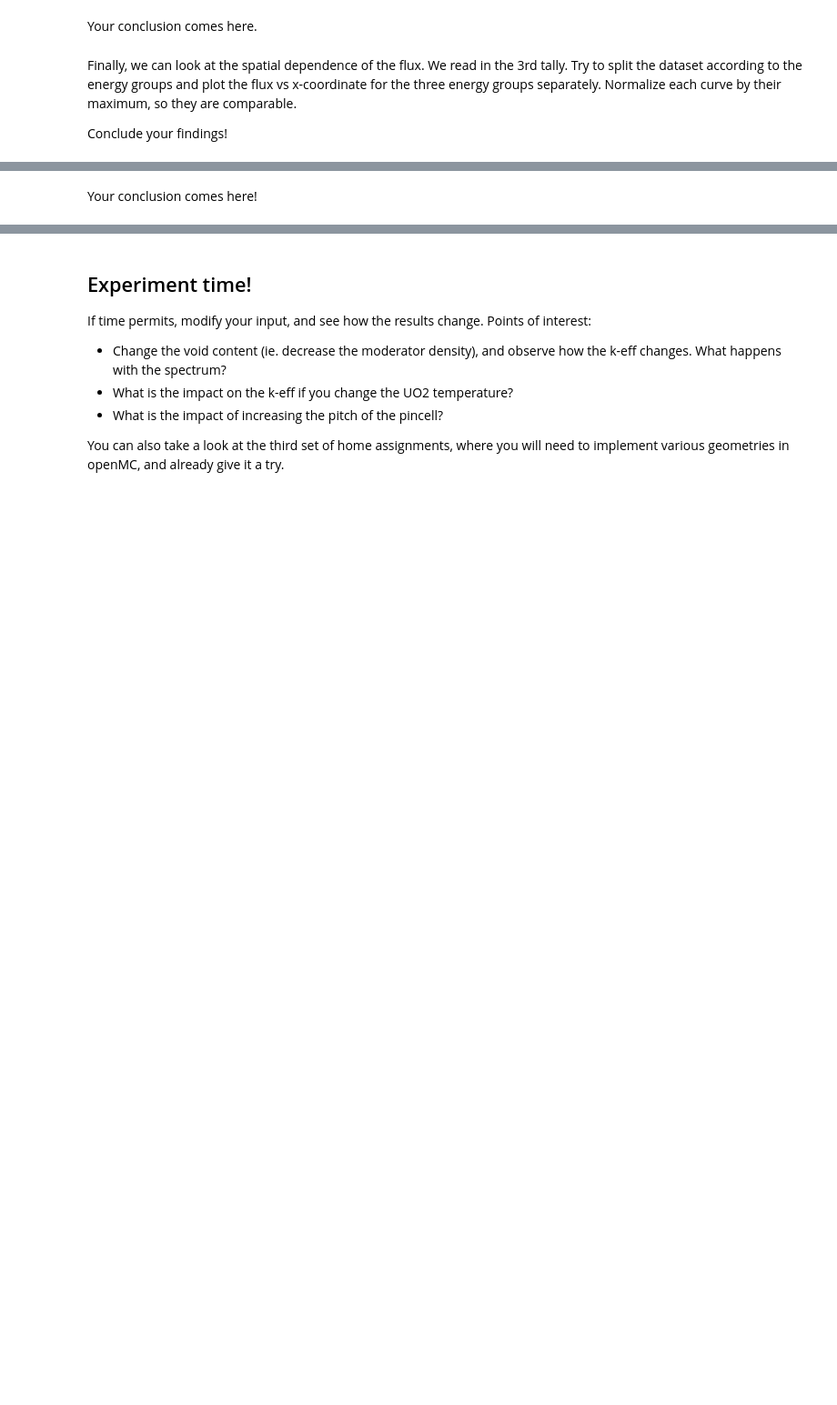
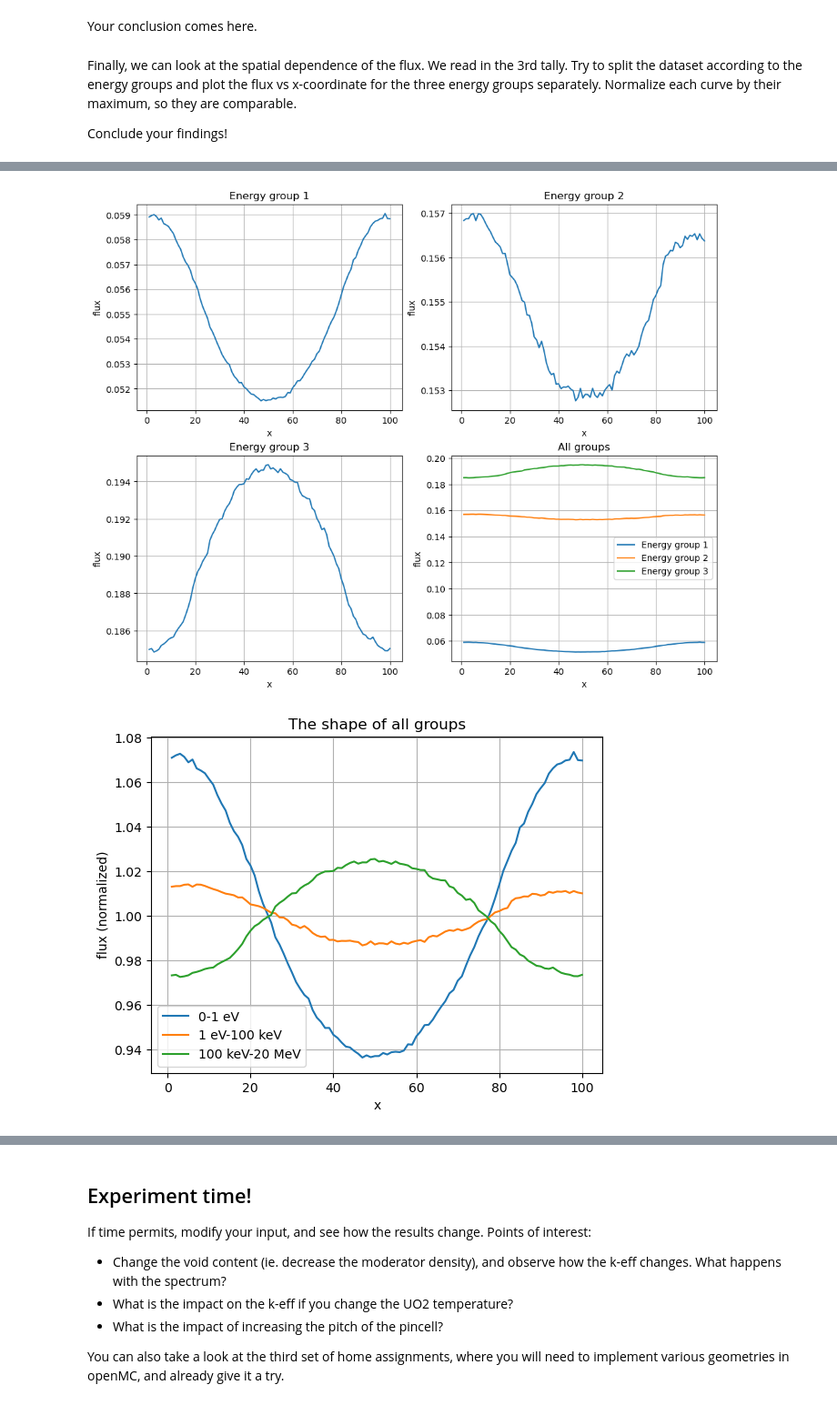
Before and after one commit to Ben0-0/IAEA_Reactor-Physics, a Jupyter notebook: Datalabs/Datalab06/6-openMCIntro.ipynb, the cells around one changed output, grey strips where cells are left out. Shown at 91% size. Drawn from its saved outputs; the diff is of its cells as text; code cells hidden in the pictures; blank space fills up the shorter version.

```diff
--- a/Datalabs/Datalab06/6-openMCIntro.ipynb
+++ b/Datalabs/Datalab06/6-openMCIntro.ipynb
@@ -344,2 +496,37 @@ tallydf3.head()
-# %% [markdown]
-Your conclusion comes here!
+# %%
+tallydf3group1 = tallydf3[tallydf3['energy low [eV]'] == 0.0].reset_index(drop=True)
+tallydf3group2 = tallydf3[tallydf3['energy low [eV]'] == 1.0].reset_index(drop=True)
+tallydf3group3 = tallydf3[tallydf3['energy low [eV]'] == 100000.0].reset_index(drop=True)
+x = tallydf3group1['mesh 1']
+groups = [tallydf3group1, tallydf3group2, tallydf3group3]
+labels = ['Energy group 1', 'Energy group 2', 'Energy group 3']
+
+fig, axs = plt.subplots(2, 2, figsize=(10, 8), layout='constrained')
+
+for ax, g, label in zip(axs.flat[:3], groups, labels):
+    ax.plot(x, g['mean'])
+    ax.set_title(label)
+    ax.set_xlabel('x')
+    ax.set_ylabel('flux')
+    ax.grid(True)
+
+ax = axs[1, 1]
+for g, label in zip(groups, labels):
+    ax.plot(x, g['mean'], label=label)
+ax.set_title('All groups')
+ax.set_xlabel('x')
+ax.set_ylabel('flux')
+ax.grid(True)
+ax.legend(loc='center right')
+plt.figure()
+for g, label in [(tallydf3group1, '0-1 eV'), (tallydf3group2, '1 eV-100 keV'), (tallydf3group3, '100 keV-20 MeV')]:
+    plt.plot(x, g['mean'] / g['mean'].mean(), label=label)
+plt.xlabel('x')
+plt.ylabel('flux (normalized)')
+plt.title('The shape of all groups')
+plt.legend()
+plt.grid(True)
+plt.show()
+# %% [output]
+[figure, added]
+[figure, added]
```
Also changed, not shown: parts of 24 cells of this notebook, 9 other files.
